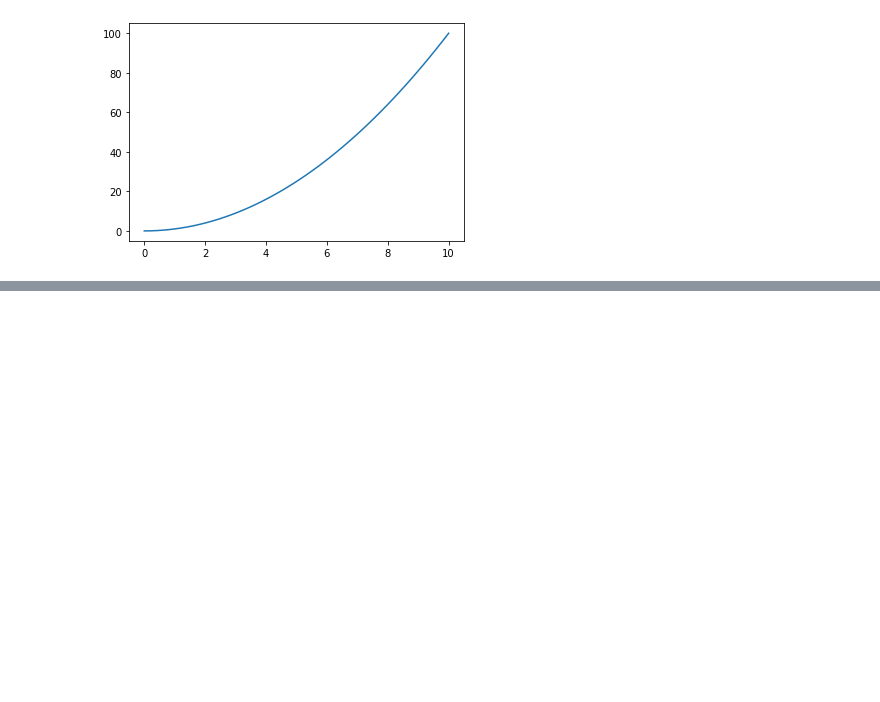
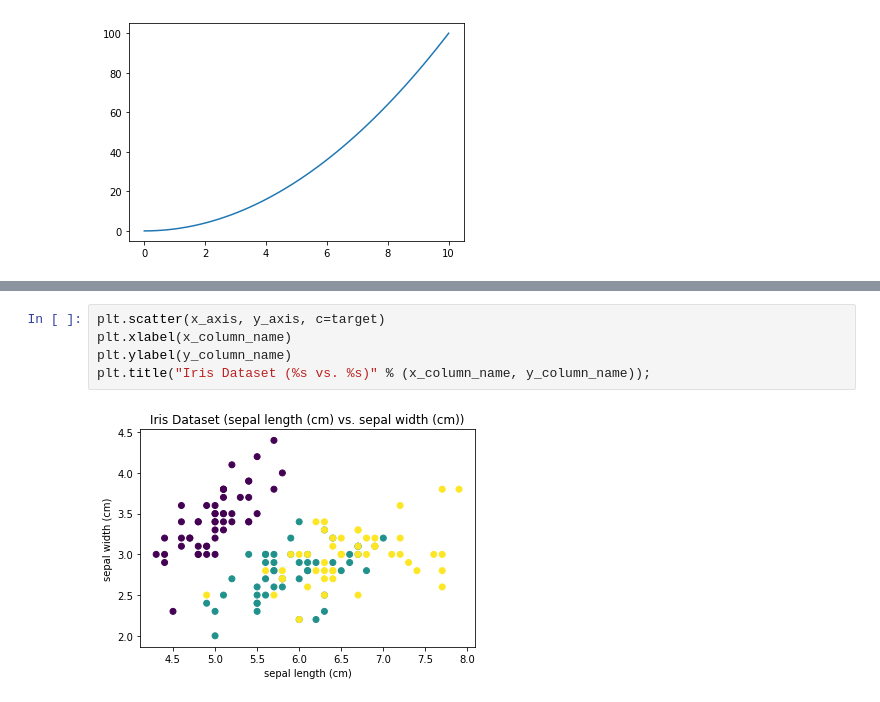
Before and after one commit to miroadamy-practice/s-oly-lt-jupyter-notebook-foundations, a Jupyter notebook: notebooks/2_Visualizations.ipynb, the cells around one changed output, grey strips where cells are left out. Drawn from its saved outputs; the diff is of its cells as text; blank space fills up the shorter version.

```diff
--- a/notebooks/2_Visualizations.ipynb
+++ b/notebooks/2_Visualizations.ipynb
@@ -35,0 +63,7 @@ plt.plot(x, y);
+# %%
+plt.scatter(x_axis, y_axis, c=target)
+plt.xlabel(x_column_name)
+plt.ylabel(y_column_name)
+plt.title("Iris Dataset (%s vs. %s)" % (x_column_name, y_column_name));
+# %% [output]
+[figure, added]
```
Also changed, not shown: parts of 13 cells of this notebook.
